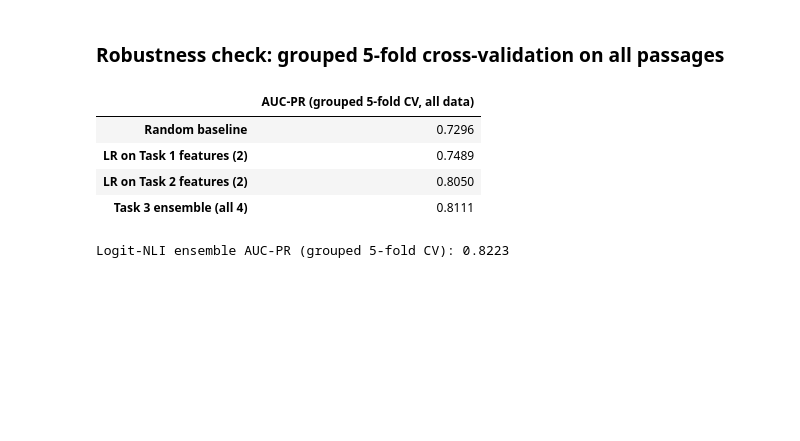
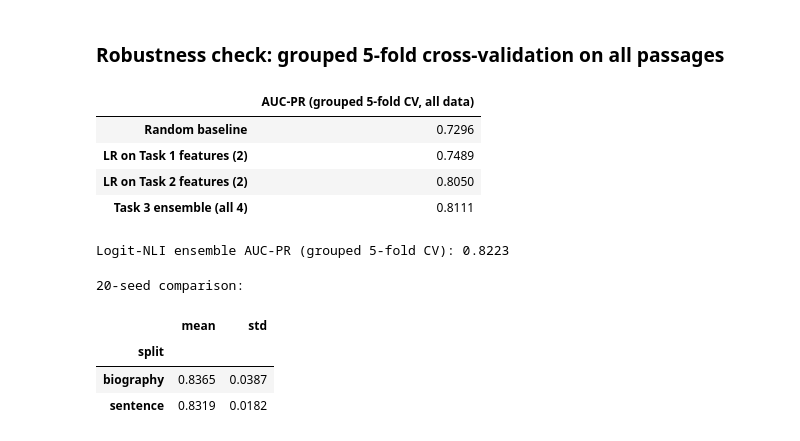
Before and after one commit to shivrajanand/NLP-Assignment-2, a Jupyter notebook: task3.ipynb, the cells around one changed output. Drawn from its saved outputs; the diff is of its cells as text; code cells hidden in the pictures; blank space fills up the shorter version.

```diff
--- a/task3.ipynb
+++ b/task3.ipynb
@@ -277,3 +282,67 @@ print("Logit-NLI ensemble AUC-PR (grouped 5-fold CV):",
       round(average_precision_score(df["label"].values, p_cv), 4))
 # %% [output]
 Logit-NLI ensemble AUC-PR (grouped 5-fold CV): 0.8223
+# %%
+
+N_SEEDS = 20
+C_VALUE = 0.01
+
+results = []
+
+X = df[FEAT_ALL_L].values
+y = df["label"].values
+groups = df["bio_id"].values
+
+for seed in range(N_SEEDS):
+
+    for split_type in ["biography", "sentence"]:
+
+        if split_type == "biography":
+            splitter = GroupShuffleSplit(
+                n_splits=1, test_size=0.2, random_state=seed
+            )
+            train_idx, test_idx = next(
+                splitter.split(X, y, groups)
+            )
+
+        else:
+            train_idx, test_idx = train_test_split(
+                np.arange(len(y)),
+                test_size=0.2,
+                random_state=seed,
+                stratify=y
+            )
+
+        model = make_pipeline(
+            StandardScaler(),
+            LogisticRegression(C=C_VALUE, max_iter=2000)
+        )
+
+        model.fit(X[train_idx], y[train_idx])
+
+        predictions = model.predict_proba(X[test_idx])[:, 1]
+
+        auc_pr = average_precision_score(
+            y[test_idx], predictions
+        )
+
+        results.append({
+            "seed": seed,
+            "split": split_type,
+            "auc_pr": auc_pr
+        })
+
+results_df = pd.DataFrame(results)
+
+summary = results_df.groupby("split")["auc_pr"].agg(
+    ["mean", "std"]
+).round(4)
+
+print("20-seed comparison:")
+display(summary)
+# %% [output]
+20-seed comparison:
+|  | mean | std |
+| split |  |  |
+| biography | 0.8365 | 0.0387 |
+| sentence | 0.8319 | 0.0182 |
```
Also changed, not shown: parts of 1 cell of this notebook.
